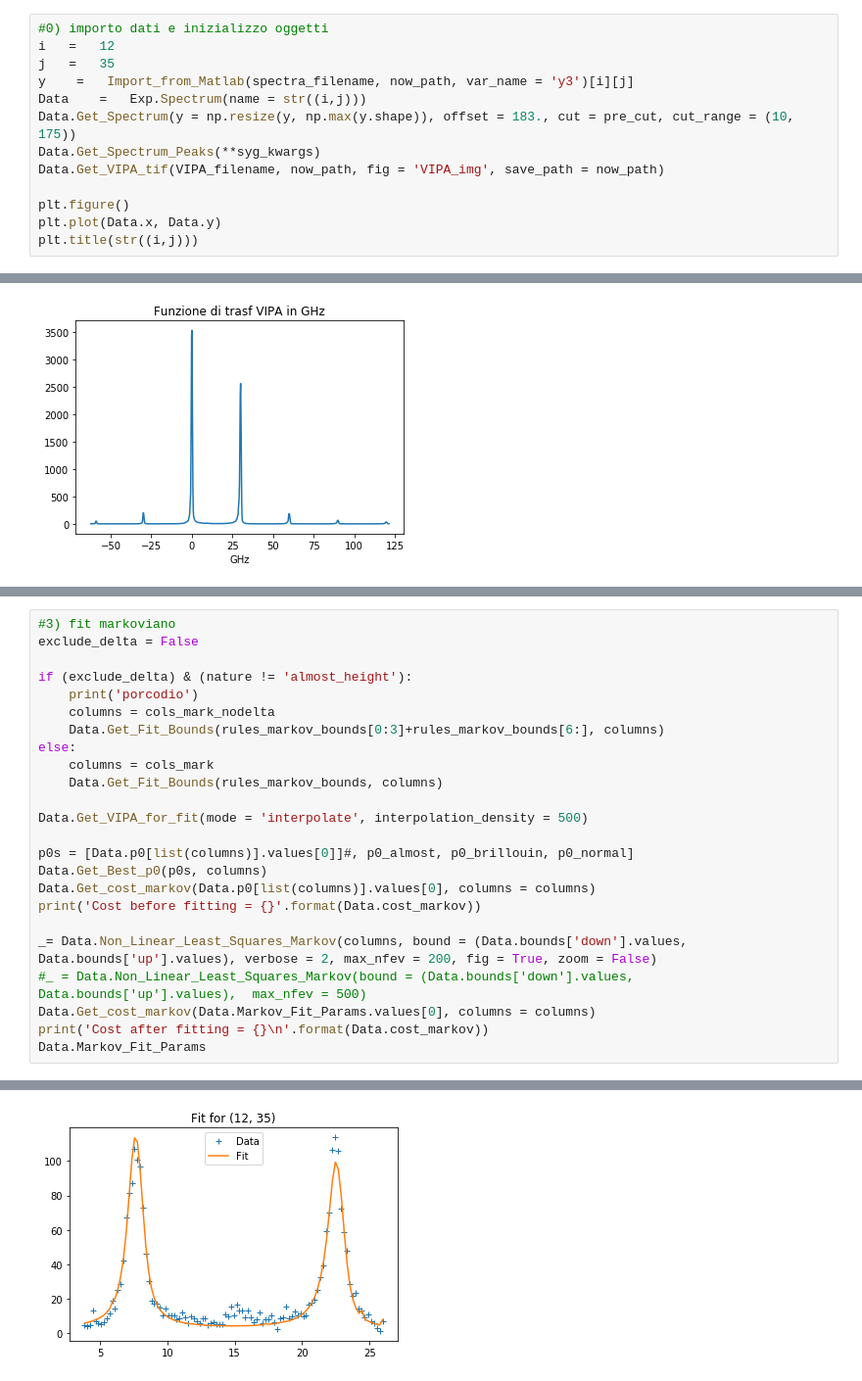
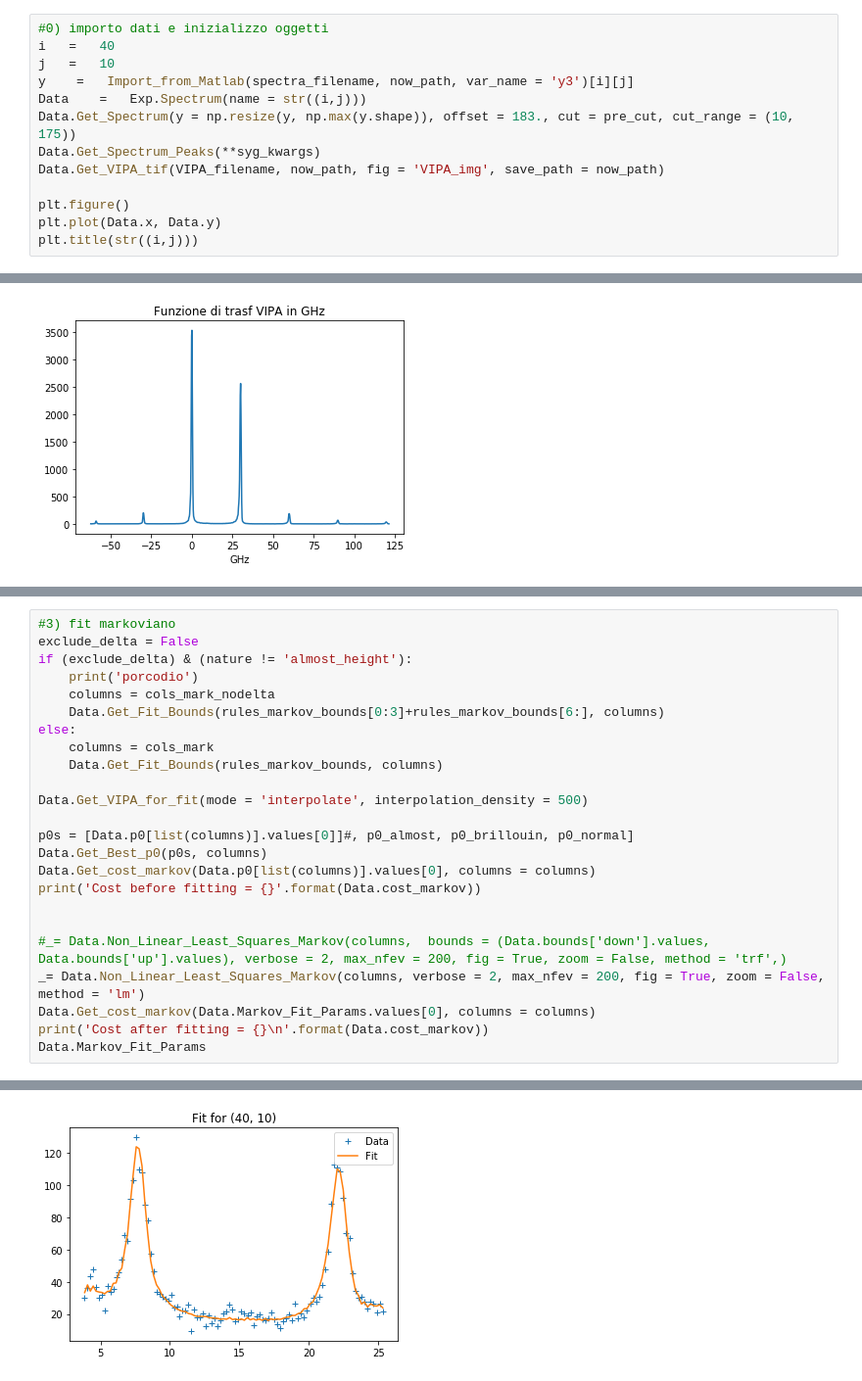
Before and after one commit to flautodipan/Python_Libraries, a Jupyter notebook: Experimentum_single.ipynb, the cells around one changed output, grey strips where cells are left out. Shown at 98% size. Drawn from its saved outputs; the diff is of its cells as text.

```diff
--- a/Experimentum_single.ipynb
+++ b/Experimentum_single.ipynb
@@ -71,7 +79,7 @@ cols_gauss  = ( 'A', 'mu', 'sigma')
 # %%
 #0) importo dati e inizializzo oggetti
-i   =   12
-j   =   35
+i   =   40
+j   =   10
 y    =   Import_from_Matlab(spectra_filename, now_path, var_name = 'y3')[i][j]
 Data    =   Exp.Spectrum(name = str((i,j)))
 Data.Get_Spectrum(y = np.resize(y, np.max(y.shape)), offset = 183., cut = pre_cut, cut_range = (10, 175))
@@ -159,7 +160,6 @@ plt.legend()
 # %%
 #3) fit markoviano
 exclude_delta = False
-
 if (exclude_delta) & (nature != 'almost_height'):
     print('porcodio')
     columns = cols_mark_nodelta
@@ -175,8 +175,9 @@ Data.Get_Best_p0(p0s, columns)
 Data.Get_cost_markov(Data.p0[list(columns)].values[0], columns = columns)
 print('Cost before fitting = {}'.format(Data.cost_markov))
 
-_= Data.Non_Linear_Least_Squares_Markov(columns, bound = (Data.bounds['down'].values, Data.bounds['up'].values), verbose = 2, max_nfev = 200, fig = True, zoom = False)
-#_ = Data.Non_Linear_Least_Squares_Markov(bound = (Data.bounds['down'].values, Data.bounds['up'].values),  max_nfev = 500)
+
+#_= Data.Non_Linear_Least_Squares_Markov(columns,  bounds = (Data.bounds['down'].values, Data.bounds['up'].values), verbose = 2, max_nfev = 200, fig = True, zoom = False, method = 'trf',)
+_= Data.Non_Linear_Least_Squares_Markov(columns, verbose = 2, max_nfev = 200, fig = True, zoom = False, method = 'lm')
 Data.Get_cost_markov(Data.Markov_Fit_Params.values[0], columns = columns)
 print('Cost after fitting = {}\n'.format(Data.cost_markov))
 Data.Markov_Fit_Params
@@ -205 +195 @@ Cost after fitting = 71.42408742220586
-[figure, old version]
+[figure, new version]
```
Also changed, not shown: parts of 18 cells of this notebook, 3 other files.
